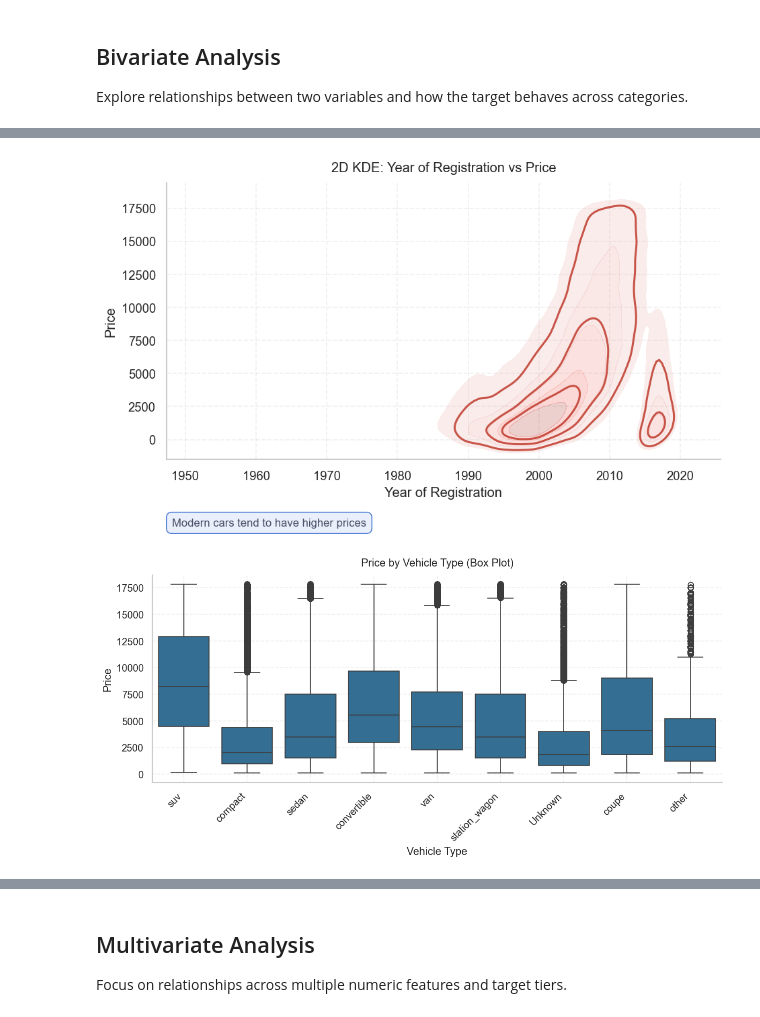
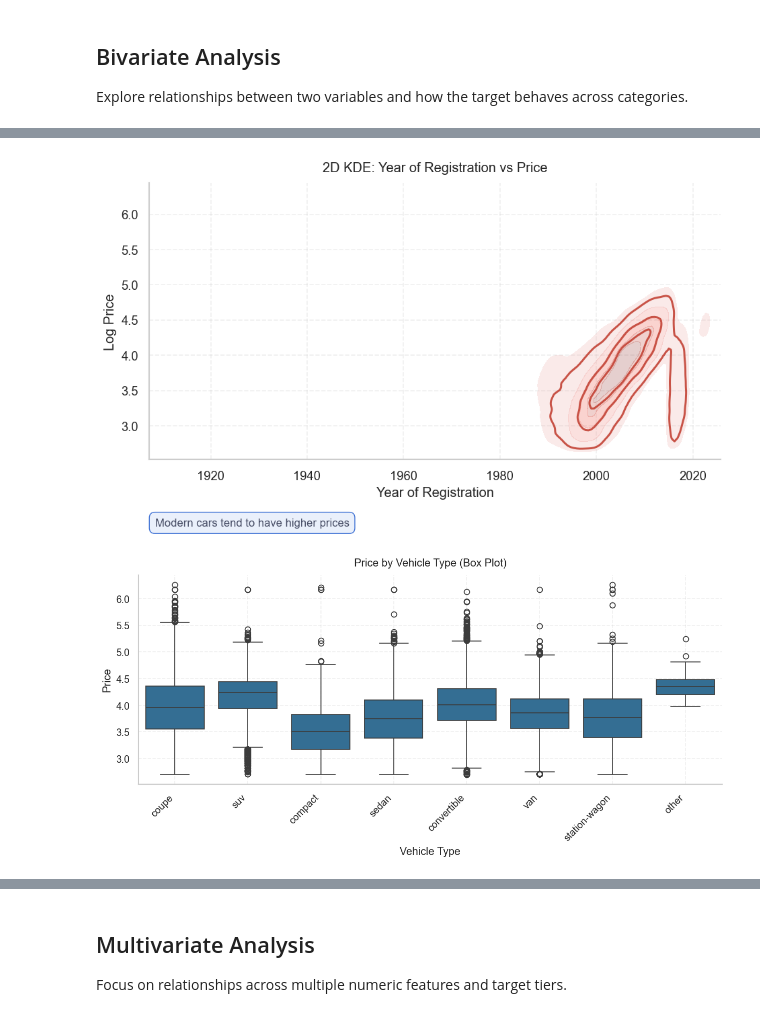
Before and after one commit to AhmedHamdiy/Used-Car-Value-Tier-Prediction, a Jupyter notebook: notebooks/eda.ipynb, the cells around one changed output, grey strips where cells are left out. Cells and saved outputs as stored; diff of their text form; code cells hidden in the pictures.

```diff
--- a/notebooks/eda.ipynb
+++ b/notebooks/eda.ipynb
@@ -23,7 +23,7 @@ plt.rcParams.update({
     "grid.linestyle": "--",
 })
 # %%
-data_path = "../data/processed/validated_data.csv"
+data_path = "../data/processed/clean_data.csv"
 
 df = pd.read_csv(data_path)
 print(f"Rows: {df.shape[0]}, Columns: {df.shape[1]}")
@@ -464,30 +470,30 @@ plt.show()
 # %%
 x = df["yearOfRegistration"]
-y = df["price"]
+y = np.log10(df["price"])
 mask = x.notna() & y.notna()
 x = x[mask].astype(float)
 y = y[mask].astype(float)
 
 kde_df = pd.DataFrame({
     "yearOfRegistration": x.values,
-    "price": y.values,
+    "log_price": y.values,
 })
 
 fig, ax = plt.subplots(figsize=(8, 5))
 sns.kdeplot(
     data=kde_df,
-    x="yearOfRegistration", y="price", ax=ax, fill=True,
+    x="yearOfRegistration", y="log_price", ax=ax, fill=True,
     alpha=0.25, color="#C0392B", levels=6, thresh=0.05,
 )
 sns.kdeplot(
-    data=kde_df, x="yearOfRegistration", y="price", ax=ax, fill=False,
+    data=kde_df, x="yearOfRegistration", y="log_price", ax=ax, fill=False,
     alpha=0.85, color="#C0392B", levels=4, thresh=0.10, linewidths=1.8,
 )
 style_axis(
     ax,
     "2D KDE: Year of Registration vs Price",
     xlabel="Year of Registration",
-    ylabel="Price",
+    ylabel="Log Price",
 )
 insight_box(
     ax,
@@ -497,15 +503,21 @@ insight_box(
 )
 plt.tight_layout(); plt.show()
 # %% [output]
-[figure, old version]
+[figure, new version]
 # %%
 fig, ax = plt.subplots(figsize=(10, 5))
-sns.boxplot(data=df, x="vehicleType", y="price", ax=ax, color='#2471A3')
+
+box_df = pd.DataFrame({
+    "vehicleType": df["vehicleType"].values,
+    "log_price": np.log10(df['price'].values),
+})
+
+sns.boxplot(data=box_df, x="vehicleType", y="log_price", ax=ax, color='#2471A3')
 style_axis(ax, "Price by Vehicle Type (Box Plot)", xlabel="Vehicle Type", ylabel="Price")
 plt.xticks(rotation=45, ha="right")
 plt.tight_layout()
 # %% [output]
-[figure, old version]
+[figure, new version]
 # %%
 ct = pd.crosstab(df["vehicleType"], df["price_tier"])
 fig, ax = plt.subplots(figsize=(8, 6))
```
Also changed, not shown: parts of 14 cells of this notebook, 4 other files.
